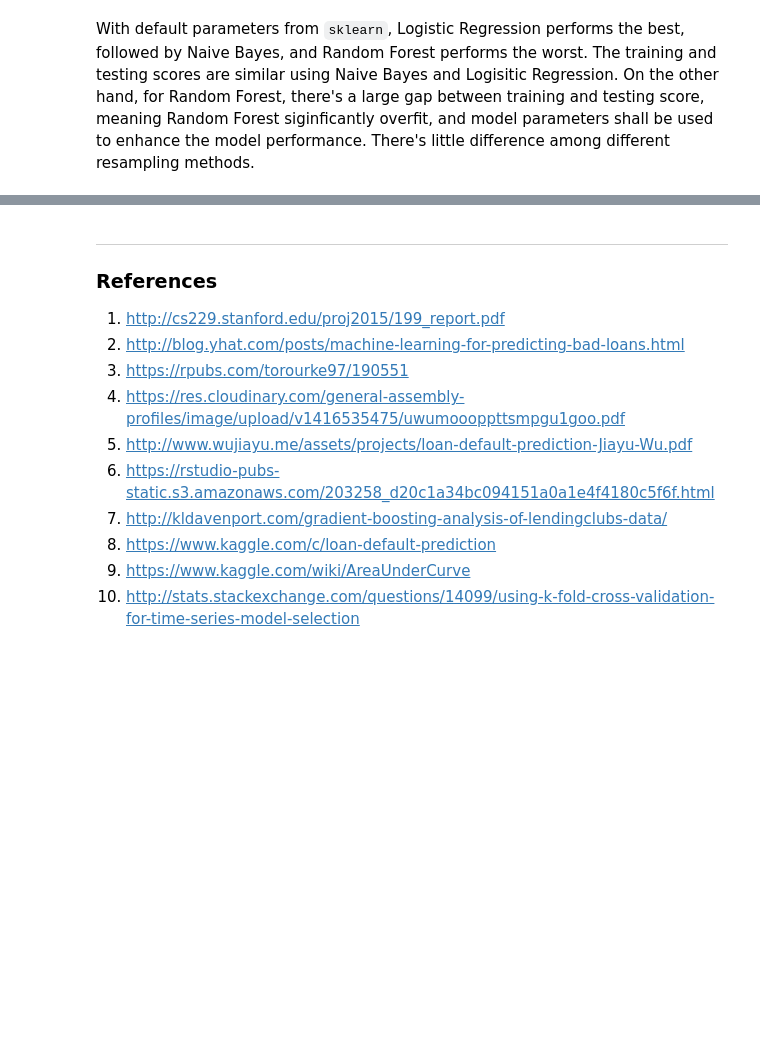
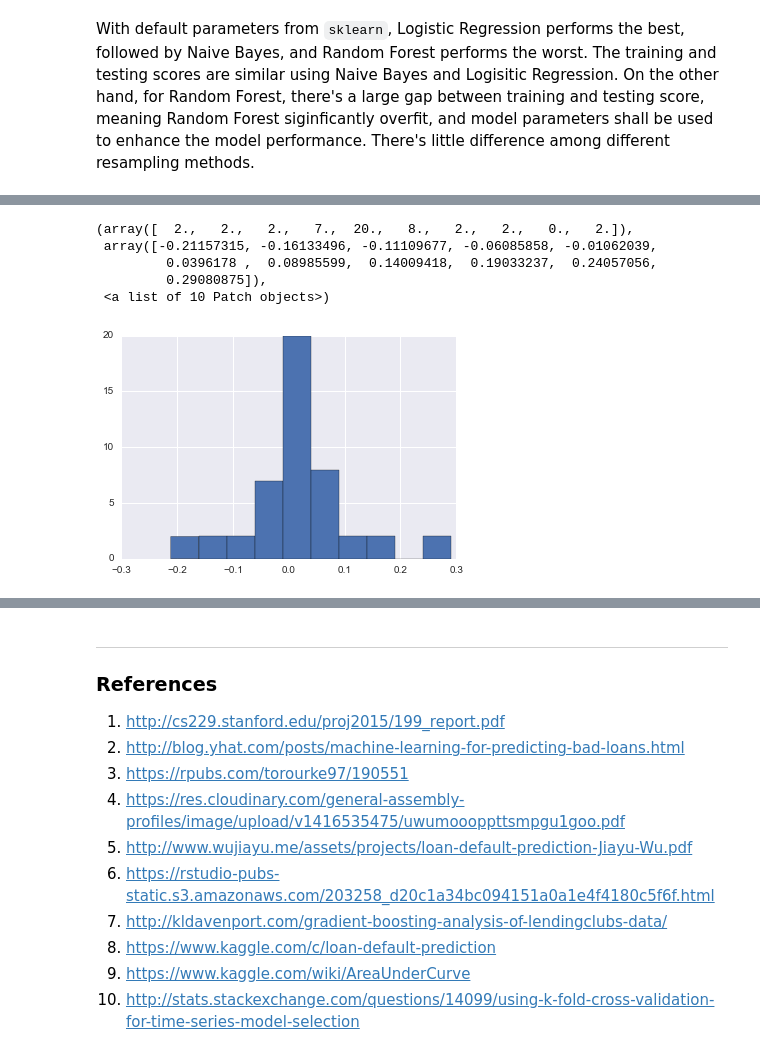
Before and after one commit to azizahmedkhan/udacity-ml-capstone, a Jupyter notebook: capstone_report.ipynb, the cells around one changed output, grey strips where cells are left out. Saved outputs shown, nothing was run; the diff lists cells and outputs as text; code cells hidden in the pictures; blank space fills up the shorter version.

```diff
--- a/capstone_report.ipynb
+++ b/capstone_report.ipynb
@@ -888,25 +831,0 @@ print y1 - model.predict(x1)
-# %%
-# try some feature engineering
-from sklearn.ensemble import RandomForestClassifier, VotingClassifier
-clf1 = LogisticRegression(random_state=random_state)
-clf2 = RandomForestClassifier(n_estimators=100, min_samples_split=20, class_weight='balanced',
-                              random_state=random_state)
-clf3 = GaussianNB()
-
-Y = ReducedLoanData.binary_loan_status
-
-OrgX = ReducedLoanData.drop(['binary_loan_status', 'issue_d'], axis=1)
-OrgX['log_annual_inc'] = OrgX.annual_inc.apply(np.log10)
-OrgX['log_revol_bal'] = OrgX.revol_bal.apply(np.log10)
-OrgX['log_revol_util'] = OrgX.revol_util.apply(np.log10)
-
-OrgX = OrgX.drop(['annual_inc', 'revol_bal', 'revol_util', 'issue_year'], axis=1)
-
-#OrgX['dti_log_annual_inc'] = OrgX.log_annual_inc * OrgX.dti
-#OrgX['log_fico_range_low'] = OrgX.fico_range_low.apply(np.log10)
-ScaledX = StandardScaler().fit_transform(OrgX)
-
-eclf1 = VotingClassifier(estimators=[
-         ('lr', clf1), ('rf', clf2), ('gnb', clf3)], voting='soft')
-
-print get_cv_score(ScaledX, Y, clf1)
@@ -1041,0 +838,10 @@ In this section, you will need to provide discussion as to how one aspect of the
+# %%
+# visualize the histogram of logistic regression model coeffcients
+plt.hist(clf2.coef_[0])
+# %% [output]
+(array([  2.,   2.,   2.,   7.,  20.,   8.,   2.,   2.,   0.,   2.]),
+ array([-0.21157315, -0.16133496, -0.11109677, -0.06085858, -0.01062039,
+         0.0396178 ,  0.08985599,  0.14009418,  0.19033237,  0.24057056,
+         0.29080875]),
+ <a list of 10 Patch objects>)
+[figure, added]
```
Also changed, not shown: parts of 32 cells of this notebook, 2 other files.
